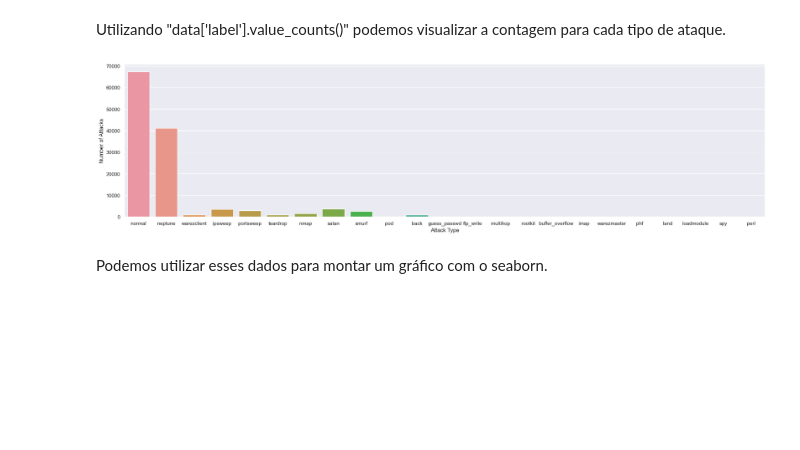
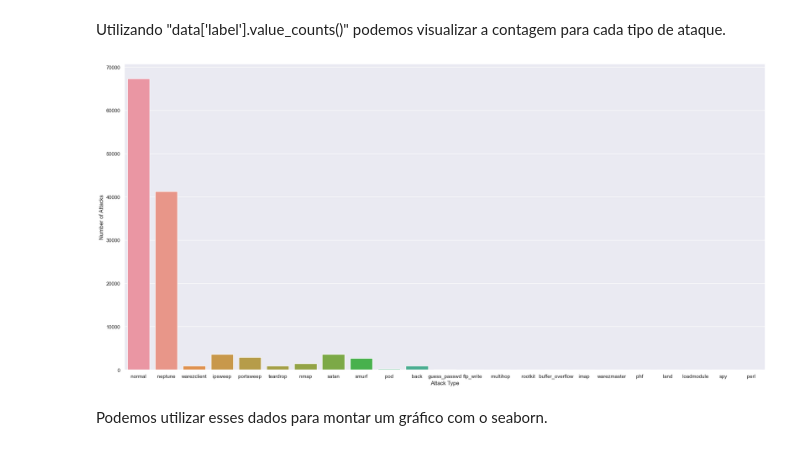
Before and after one commit to Chikrem/HIDS_DT, a Jupyter notebook: NIDS.ipynb, the cells around one changed output. Cells and saved outputs as stored; diff of their text form; code cells hidden in the pictures; blank space fills up the shorter version.

```diff
--- a/NIDS.ipynb
+++ b/NIDS.ipynb
@@ -668,14 +787,14 @@ Name: count, dtype: int64
 # %% [markdown]
 Utilizando "data['label'].value_counts()" podemos visualizar a contagem para cada tipo de ataque.
 # %%
-sns.set(rc={'figure.figsize':(25, 6)})
+sns.set(rc={'figure.figsize':(25, 12)})
 plt.xlabel('Attack Type')
 sns.set_theme()
 ax = sns.countplot(x='label', data=data)
 ax.set(xlabel='Attack Type', ylabel='Number of Attacks')
 plt.show()
 # %% [output]
-[figure, old version]
+[figure, new version]
 # %% [markdown]
 Podemos utilizar esses dados para montar um gráfico com o seaborn.
 # %%
```
Also changed, not shown: parts of 52 cells of this notebook, 3 other files.
